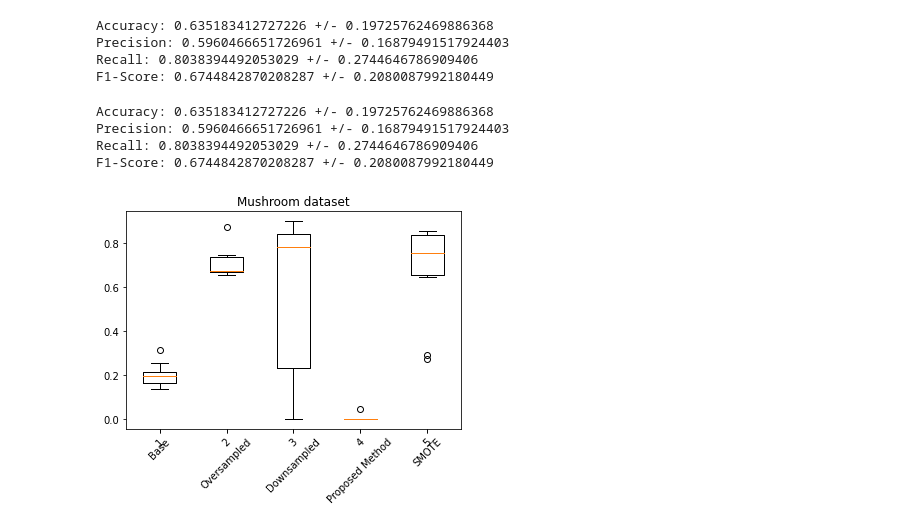
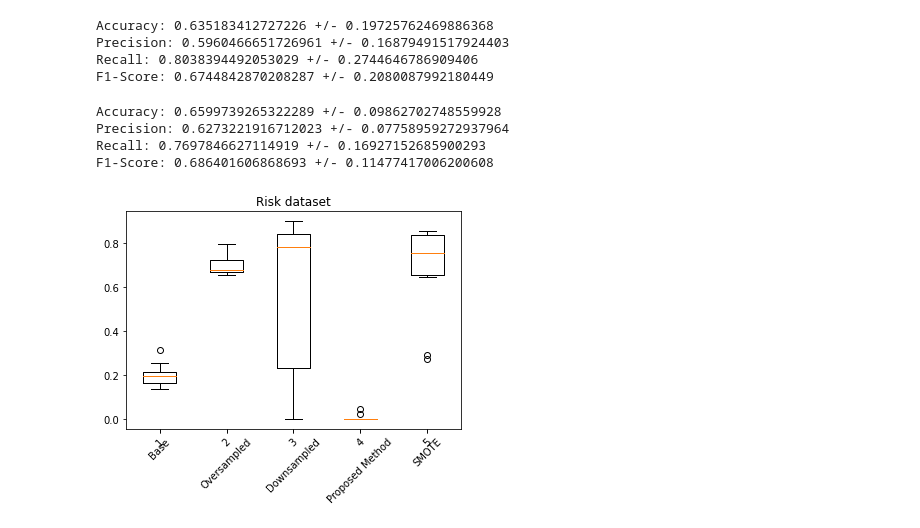
Before and after one commit to emnordi/ce888, a Jupyter notebook: Project2/Project2_Risk.ipynb, the cells around one changed output. Drawn from its saved outputs; the diff is of its cells as text; code cells hidden in the pictures.

```diff
--- a/Project2/Project2_Risk.ipynb
+++ b/Project2/Project2_Risk.ipynb
@@ -115,7 +111,7 @@ for col in feat_risk_test.columns:
     feat_risk_test[col] = feat_risk_test[col].fillna(feat_risk_test[col].median())
 
 lab_risk_test = data_risk_test['obj1']
-downsampled = evaluatePerformance(tree_clf, feat_risk_test, lab_risk_test)
+downsampled = Utils.evaluatePerformance(tree_clf, feat_risk_test, lab_risk_test)
 # %% [output]
 Accuracy: 0.6110778443113772 +/- 0.25920069686437014
 Precision: 0.4910334294672273 +/- 0.3035462663641486
@@ -156,5 +152,5 @@ for col in feat_risk_over.columns:
 
 lab_risk_over = data_risk_over['obj1']
 
-oversampled = evaluatePerformance(tree_clf, feat_risk_over, lab_risk_over)
+oversampled = Utils.evaluatePerformance(tree_clf, feat_risk_over, lab_risk_over)
 # %% [output]
@@ -195,10 +190,10 @@ for train, test in skf.split(feat_risk, lab_risk):
   test_labels = []
 
   #Retrieve the predicted amount of clusters and the best performing KMeans model
-  n_clusters, final_model = utils.Utils.cluster_and_model(feat_risk[train], lab_risk[train])
+  n_clusters, final_model = Utils.cluster_and_model(feat_risk[train], lab_risk[train])
 
   #Retrieve the clusters containing missclassified data and the indices of these clusters in the training data
-  missclassified_cluster_data_index, missclassified_clusters = utils.Utils.find_missclassified_clusters(n_clusters, lab_risk[train], final_model.labels_)
+  missclassified_cluster_data_index, missclassified_clusters = Utils.find_missclassified_clusters(n_clusters, lab_risk[train], final_model.labels_)
   rf_classifiers = [0]*n_clusters
   #Go through the clusters with missclassified data and train a random forest classifier for each
   for i in missclassified_clusters:
@@ -259,7 +257,7 @@ smote_feat, smote_lab = sm.fit_resample(feat_risk, lab_risk)
 EVALUATING RESULTS FROM SMOTE
 # %%
 #Evaluate using decision tree
-smote = evaluatePerformance(tree_clf, smote_feat, smote_lab)
+smote = Utils.evaluatePerformance(tree_clf, smote_feat, smote_lab)
 # %% [output]
 Accuracy: 0.635183412727226 +/- 0.19725762469886368
 Precision: 0.5960466651726961 +/- 0.16879491517924403
@@ -267,13 +265,13 @@ Recall: 0.8038394492053029 +/- 0.2744646786909406
 F1-Score: 0.6744842870208287 +/- 0.2080087992180449
 # %%
 #Evaluate using random forest
-evaluatePerformance(rf_clf, smote_feat, smote_lab);
+Utils.evaluatePerformance(rf_clf, smote_feat, smote_lab);
 # %% [output]
-Accuracy: 0.635183412727226 +/- 0.19725762469886368
-Precision: 0.5960466651726961 +/- 0.16879491517924403
-Recall: 0.8038394492053029 +/- 0.2744646786909406
-F1-Score: 0.6744842870208287 +/- 0.2080087992180449
+Accuracy: 0.6599739265322289 +/- 0.09862702748559928
+Precision: 0.6273221916712023 +/- 0.07758959272937964
+Recall: 0.7697846627114919 +/- 0.16927152685900293
+F1-Score: 0.686401606868693 +/- 0.11477417006200608
 # %%
-utils.Utils.boxplots("Mushroom dataset", base, oversampled, downsampled, f1_scores, smote)
+Utils.boxplots("Risk dataset", base, oversampled, downsampled, f1_scores, smote)
 # %% [output]
-[figure, old version]
+[figure, new version]
```
Also changed, not shown: parts of 12 cells of this notebook.
